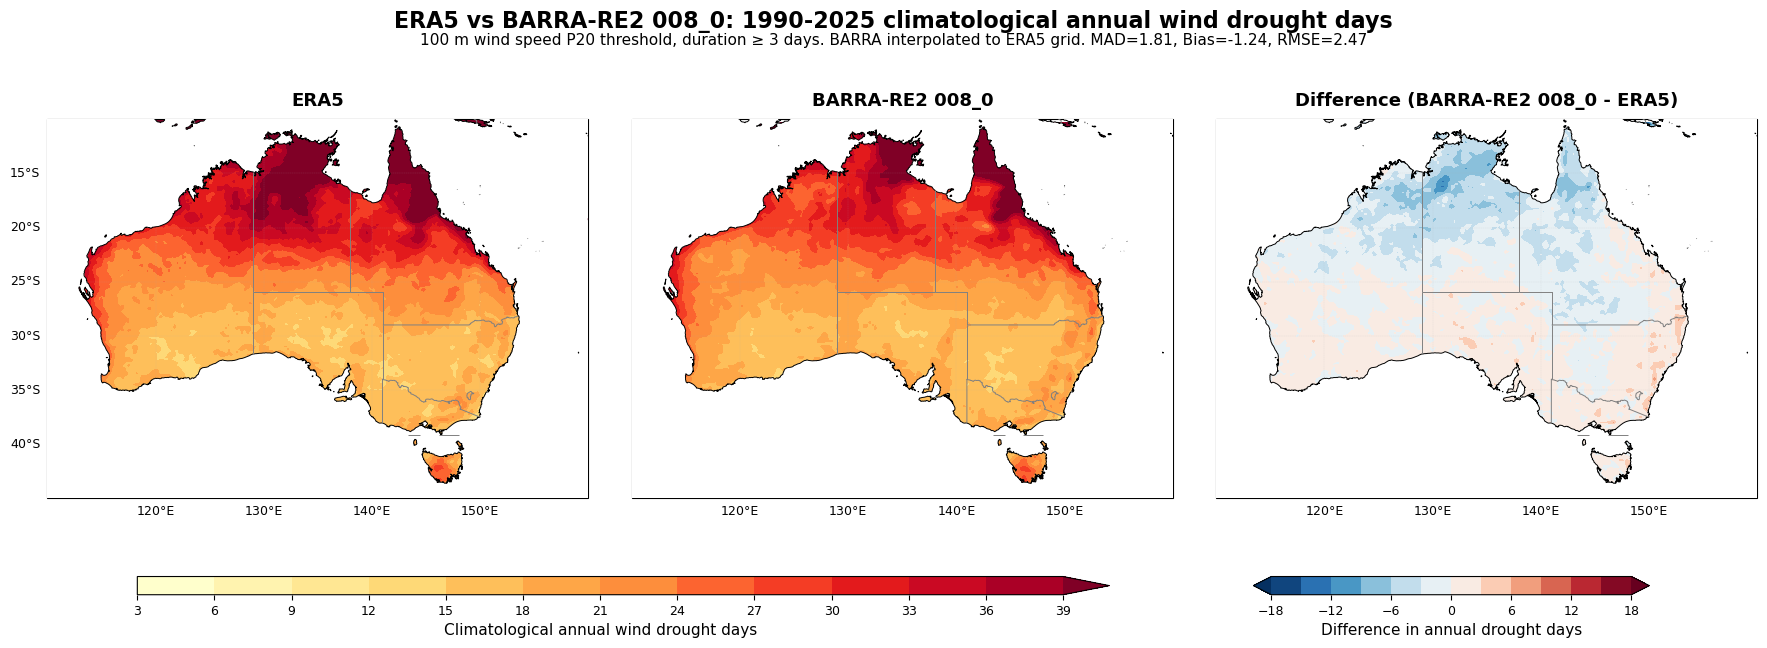
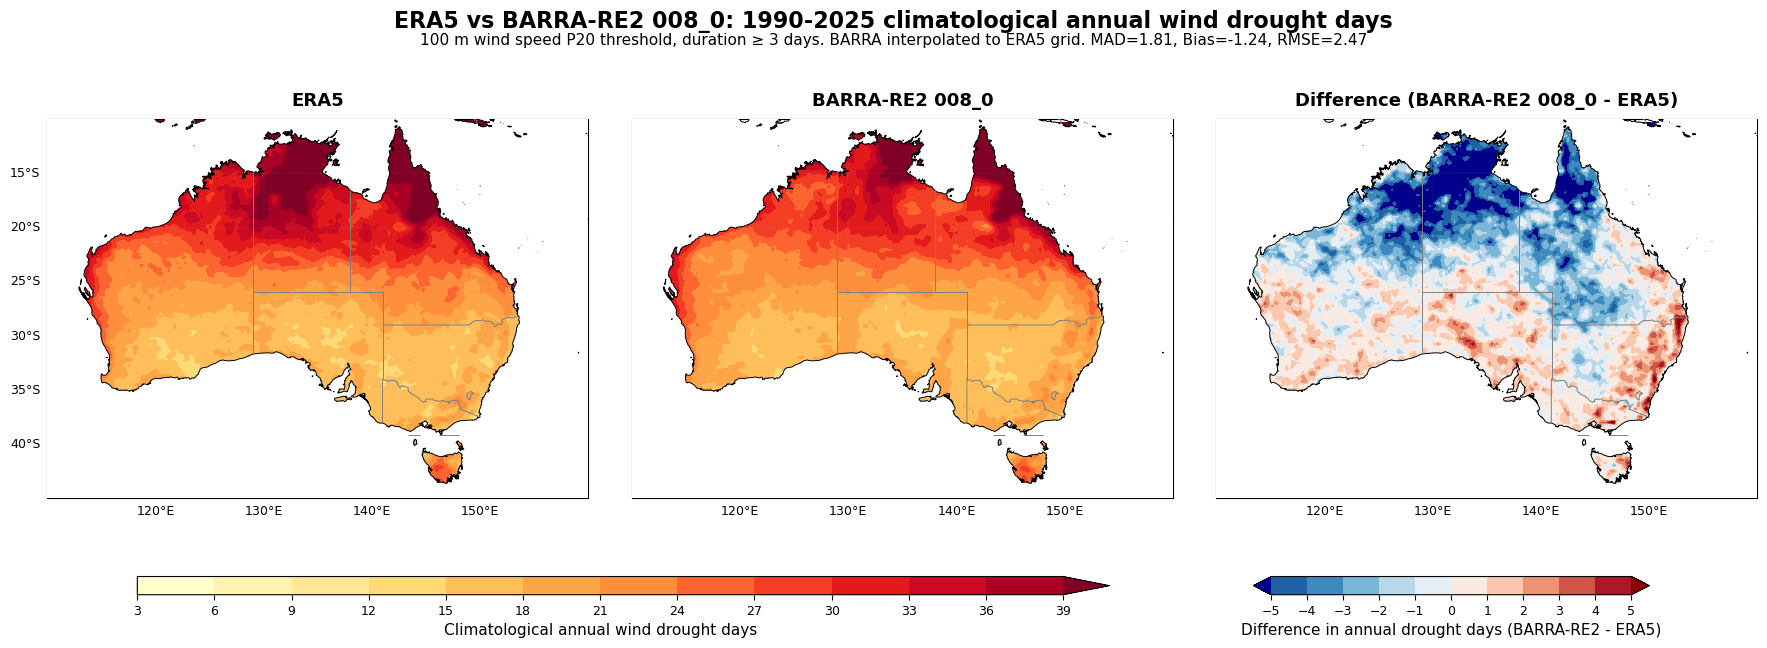
The change to this notebook cell's code, shown as a diff; its figure went from the first image to the second:
--- before
+++ after
@@ -13,8 +13,23 @@
 
 # Difference colour scale, symmetric around zero
+
+'''
 max_abs = float(np.nanmax(np.abs(diff_plot_fig.values)))
 diff_vmax = max(6.0, float(np.ceil(max_abs / 3.0) * 3.0))
 diff_levels = np.linspace(-diff_vmax, diff_vmax, 13)
 diff_cmap = plt.cm.RdBu_r
+'''
+diff_levels = np.arange(-5, 6, 1)
+
+diff_cmap = plt.cm.RdBu_r.copy()
+diff_cmap.set_under("darkblue")
+diff_cmap.set_over("darkred")
+diff_cmap.set_bad("white")
+
+diff_norm = mcolors.BoundaryNorm(
+    diff_levels,
+    diff_cmap.N,
+    extend="both"
+)
 
 states = cfeature.NaturalEarthFeature(
@@ -64,7 +79,9 @@
     levels=diff_levels,
     cmap=diff_cmap,
+    norm=diff_norm,
     extend="both",
     transform=ccrs.PlateCarree()
 )
+
 
 for i, ax in enumerate(axes):
@@ -94,6 +111,8 @@
 
 cbar2_ax = fig.add_axes([0.70, 0.08, 0.22, 0.028])
+
 cbar2 = fig.colorbar(cf3, cax=cbar2_ax, orientation="horizontal")
-cbar2.set_label("Difference in annual drought days", fontsize=11)
+cbar2.set_label("Difference in annual drought days (BARRA-RE2 - ERA5)", fontsize=11)
+cbar2.set_ticks(diff_levels)
 cbar2.ax.tick_params(labelsize=9)
 

Commit: Update wind drought analysis notebooks